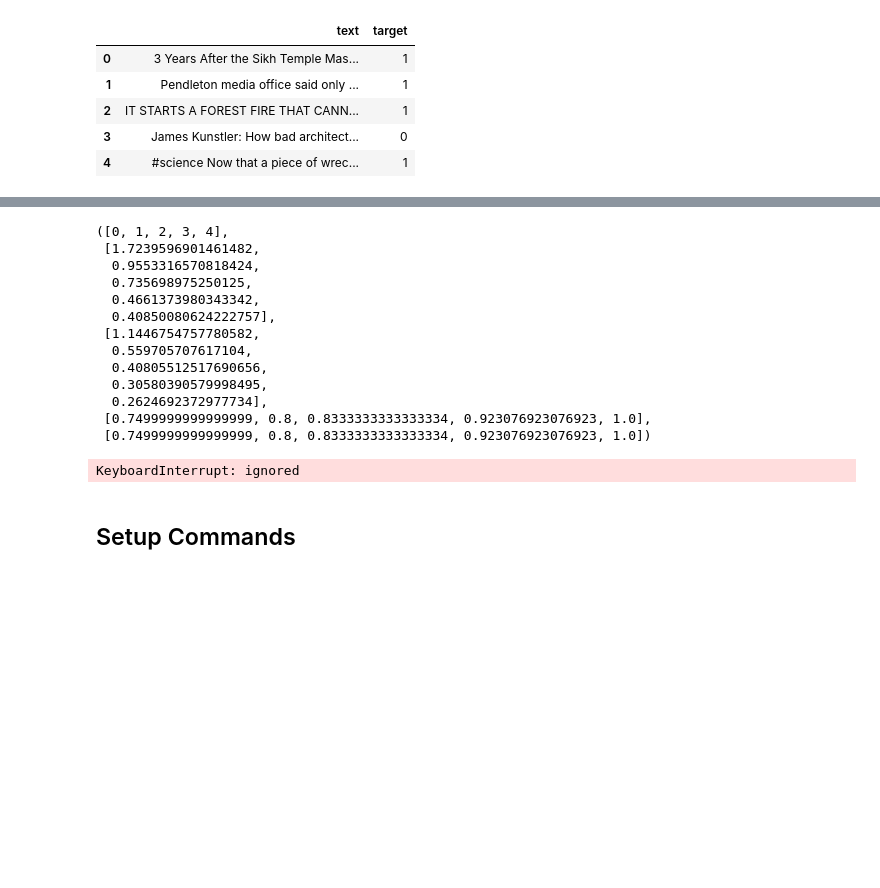
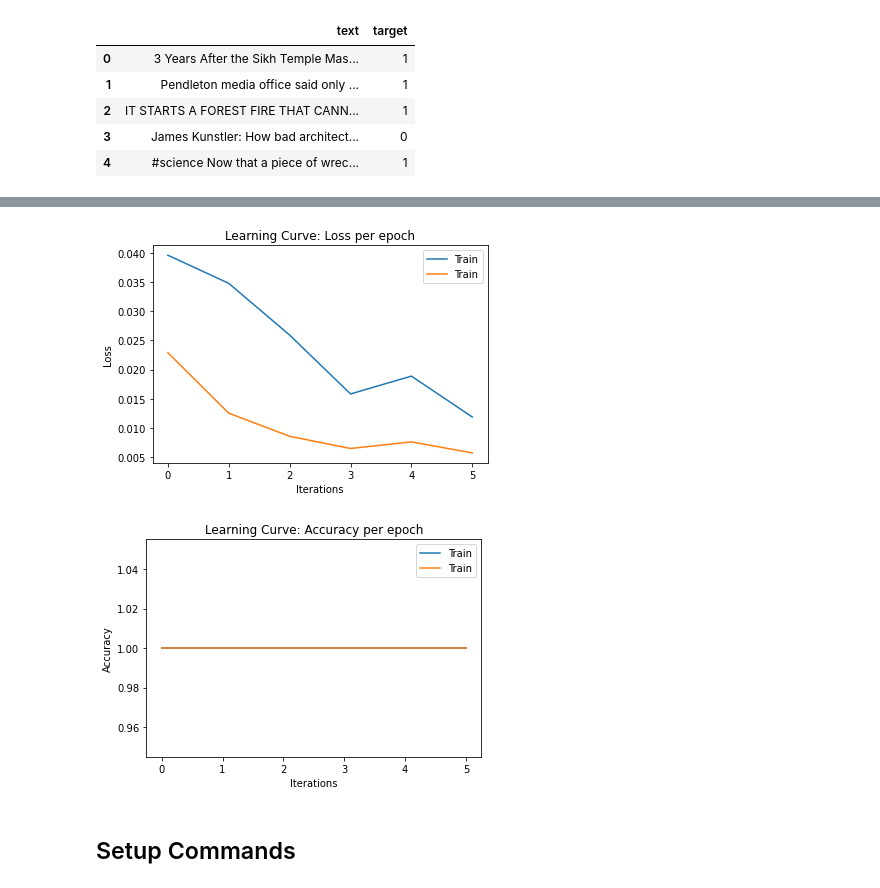
Before and after one commit to ArielFix/DLINtroProject, a Jupyter notebook: NLP_Project.ipynb, the cells around one changed output, grey strips where cells are left out. Saved outputs shown, nothing was run; the diff lists cells and outputs as text; code cells hidden in the pictures; blank space fills up the shorter version.

```diff
--- a/NLP_Project.ipynb
+++ b/NLP_Project.ipynb
@@ -296,17 +296,19 @@ See the caveats in the documentation: https://pandas.pydata.org/pandas-docs/stab
 | 3 | James Kunstler: How bad architect... | 0 |
 | 4 | #science Now that a piece of wrec... | 1 |
 # %%
+from matplotlib import numpy
 import matplotlib.pyplot as plt
 
 def estimate_roberta_model_accuracy(model_outputs, labels):
-  y_preds = torch.zeros(len(model_outputs), dtype=torch.int64)
+  y_preds = torch.zeros(torch.tensor(model_outputs).view(-1,).shape[0], dtype=torch.int64)
+  print('model_outputs shape: ', torch.tensor(model_outputs).view(-1,))
+  print('y_preds output shape: ', y_preds)
+  model_preds = torch.tensor(model_outputs).view(-1,) > 0.5
+  y_preds[model_preds] = 1
+  # y_preds = torch.tensor(pd.Series(y_preds.detach())).view(-1,)
 
-  model_preds = torch.tensor(model_outputs) > 0.5
-  y_preds[model_preds] = 1
-  y_preds = pd.Series(y_preds.detach())
-
-  print('y pred est:', y_preds)
-  print('labels est:', labels)
+  # print('y pred est:', y_preds)
+  # print('labels est:', labels)
 
   return f1_score(y_pred=y_preds, y_true=labels)
 
@@ -322,7 +324,8 @@ def get_roberta_train_data_accuracy(model, data, batch_size = 1):
 
     model_output = roberta_model.forward(**preprocessed_data).logits
     preprocessed_data.to('cpu')
-    model_outputs.append(model_output.detach().to('cpu'))
+    print('model output shape: ', model_output, ' and after view: ',model_output.view(-1,).detach())
+    model_outputs.append(model_output.view(-1,).detach().to('cpu').tolist())
   model_train_labels = data['target']
   return estimate_roberta_model_accuracy(model_outputs, model_train_labels)
 
@@ -353,12 +356,12 @@ def train_roberta_model(roberta_model, train_data, val_data, learning_rate=1e-3,
       train_iterations_counter += 1
       data_idx = train_random_order[i:i+batch_size]
       labels = train_data['target'][train_data.index[data_idx]].to_list()
-      labels = torch.tensor([labels], dtype=torch.float32).to(device)
+      labels = torch.tensor([labels], dtype=torch.float32).view(batch_size, 1).to(device)
       data = train_data['text'][train_data.index[data_idx]].to_list()
       preprocessed_data = tokenizer(data, return_tensors='pt', padding=True).to(device)
-      print('labels on train: ', labels, ' labels shape: ', labels.shape)
+      # print('labels on train: ', labels, ' labels shape: ', labels.shape)
       model_output = roberta_model.forward(**preprocessed_data).logits
-      print('model_output on train: ', model_output, ' model_output shape: ', model_output.shape, ' model output: ', model_output)
+      # print('model_output on train: ', model_output, ' model_output shape: ', model_output.shape, ' model output: ', model_output)
       loss = criterion(model_output, labels)                   # compute the total loss
       loss.backward()                      # compute updates for each parameter
       optimizer.step()                      # make the updates for each parameter
@@ -377,7 +380,7 @@ def train_roberta_model(roberta_model, train_data, val_data, learning_rate=1e-3,
       val_iterations_counter += 1
       data_idx = range(i,i+batch_size)
       labels = val_data['target'][val_data.index[data_idx]].to_list()
-      labels = torch.tensor([labels], dtype=torch.float32).to(device)
+      labels = torch.tensor([labels], dtype=torch.float32).view(batch_size, 1).to(device)
       data = val_data['text'][val_data.index[data_idx]].to_list()
       preprocessed_data = tokenizer(data, return_tensors='pt', padding=True).to(device)
 
@@ -386,7 +389,7 @@ def train_roberta_model(roberta_model, train_data, val_data, learning_rate=1e-3,
 
       preprocessed_data.to('cpu')
       labels.to('cpu')
-      model_val_outputs.append(model_output.detach().to('cpu'))
+      model_val_outputs.append(model_output.view(-1,).detach().to('cpu').tolist())
 
       # print(model_output.logits.detach().numpy())
       epoch_val_loss += loss.item()/batch_size
@@ -427,5 +430,6 @@ train_data_try = train_text_data[0:10]
 # val_data = torch.utils.data.DataLoader(train_text.to_list(), batch_size=batch_size, shuffle=False, num_workers=2)
 device = 'cpu'
 roberta_model.to(device)
-train_roberta_model(roberta_model, train_data_try, train_data_try, learning_rate=1e-3, weight_decay=0, batch_size=1, num_epoches=5, check_point_path=None)
+try_overfit = train_roberta_model(roberta_model, train_data_try, train_data_try, learning_rate=1e-3, weight_decay=0, batch_size=5, num_epoches=6, check_point_path=None)
+plot_learning_curve(*try_overfit)
 # %% [output]
@@ -449,13 +453,2 @@ Name: target, dtype: int64
-([0, 1, 2, 3, 4],
- [1.7239596901461482,
-  0.9553316570818424,
-  0.735698975250125,
-  0.4661373980343342,
-  0.40850080624222757],
- [1.1446754757780582,
-  0.559705707617104,
-  0.40805512517690656,
-  0.30580390579998495,
-  0.2624692372977734],
- [0.7499999999999999, 0.8, 0.8333333333333334, 0.923076923076923, 1.0],
- [0.7499999999999999, 0.8, 0.8333333333333334, 0.923076923076923, 1.0])
+[figure, added]
+[figure, added]
@@ -464,34 +455,3 @@ SequenceClassifierOutput.
-# %%
-
-# PT
-model = AutoModelForSequenceClassification.from_pretrained(MODEL)
-model.save_pretrained(MODEL)
-
-text = "Good night 😊"
-text = preprocess(text)
-encoded_input = tokenizer(text, return_tensors='pt')
-output = model(**encoded_input)
-scores = output[0][0].detach().numpy()
-scores = softmax(scores)
-
-# # TF
-# model = TFAutoModelForSequenceClassification.from_pretrained(MODEL)
-# model.save_pretrained(MODEL)
-
-# text = "Good night 😊"
-# encoded_input = tokenizer(text, return_tensors='tf')
-# output = model(encoded_input)
-# scores = output[0][0].numpy()
-# scores = softmax(scores)
-
-ranking = np.argsort(scores)
-ranking = ranking[::-1]
-for i in range(scores.shape[0]):
-    l = labels[ranking[i]]
-    s = scores[ranking[i]]
-    print(f"{i+1}) {l} {np.round(float(s), 4)}")
-# %% [output]
-KeyboardInterrupt: ignored
 # %% [markdown]
 ## Setup Commands
 # %%
```
Also changed, not shown: parts of 2 cells of this notebook.
